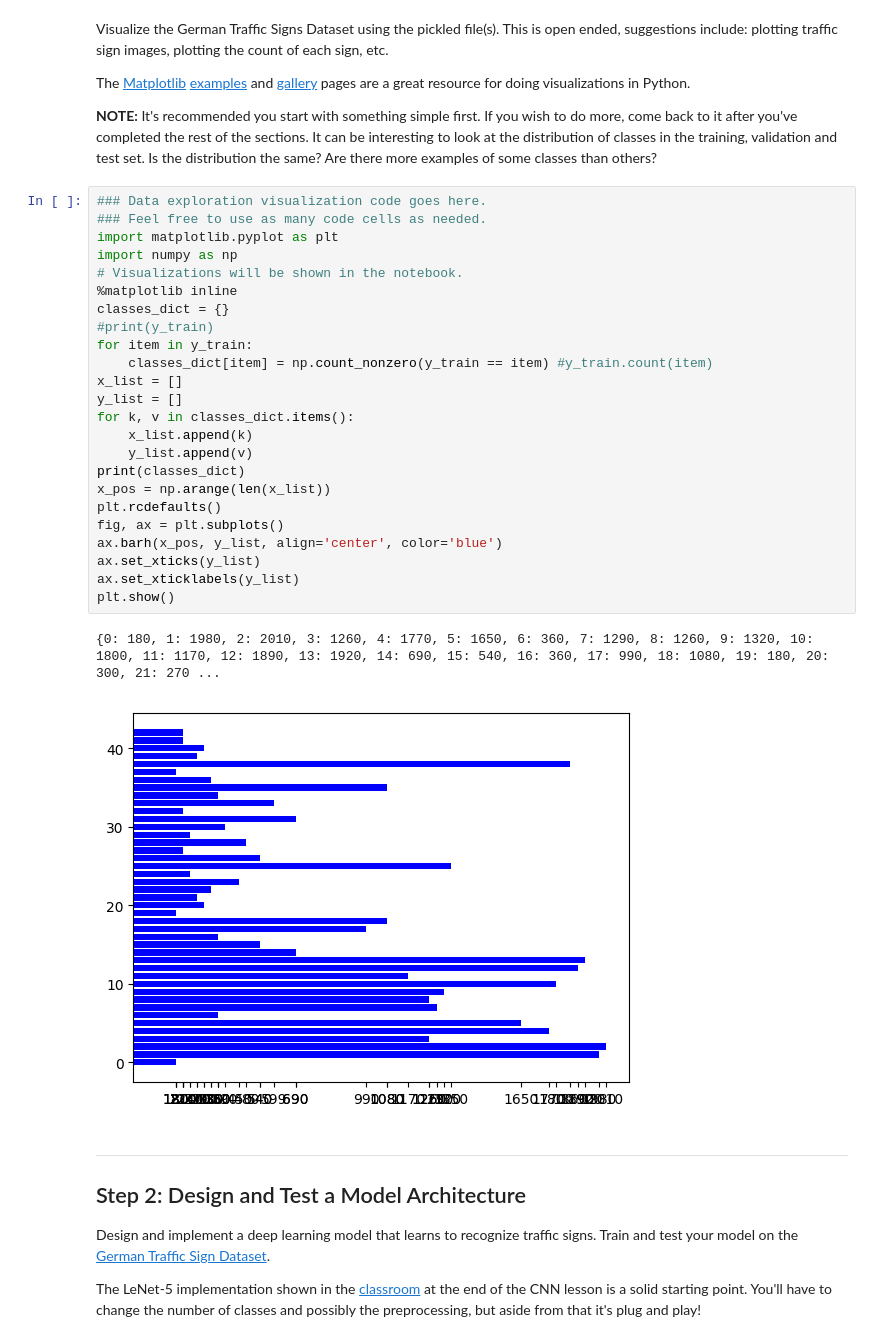
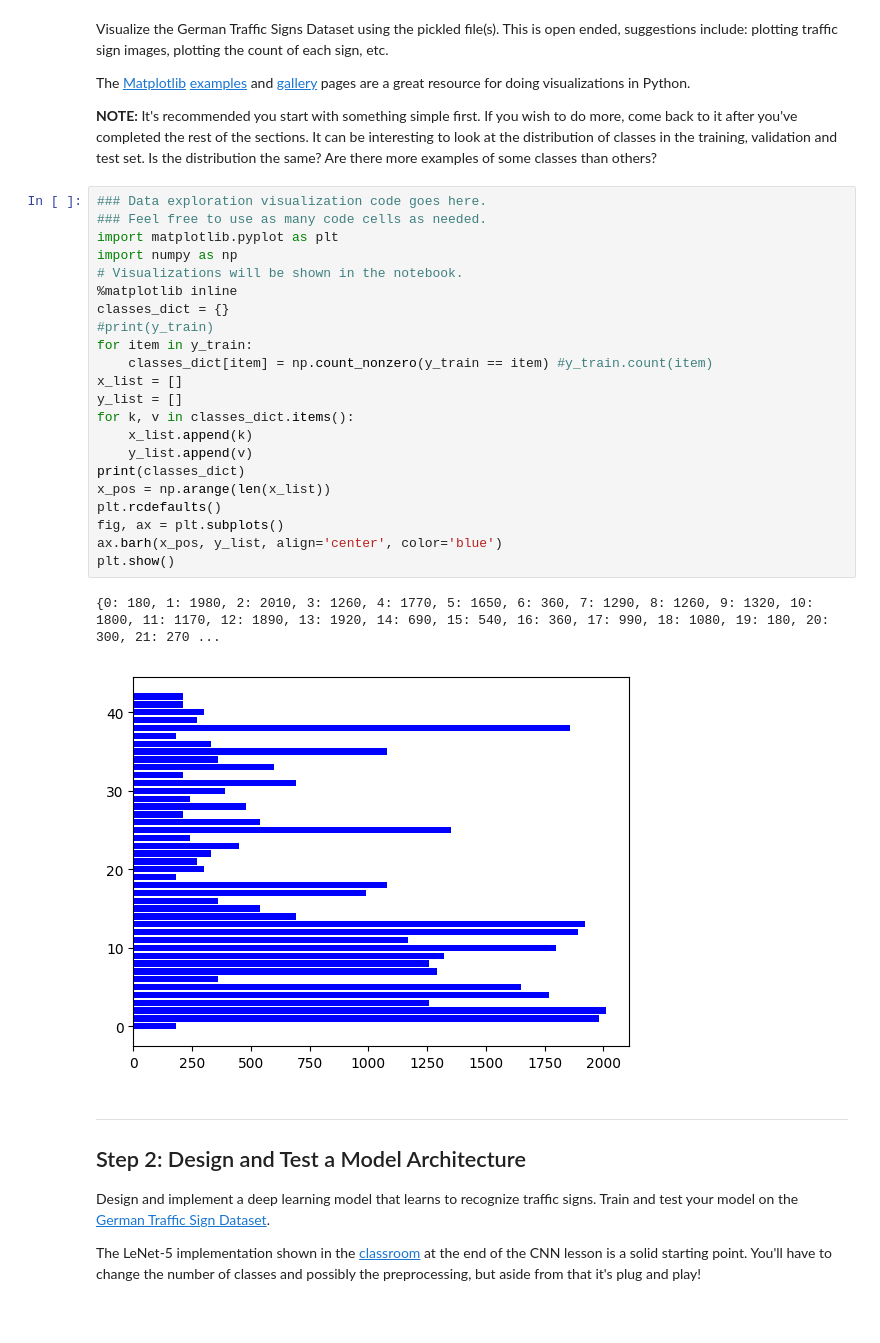
Before and after one commit to SirRujak/CarND-Traffic-Sign-Classifier-Project, a Jupyter notebook: Traffic_Sign_Classifier.ipynb, the cells around one changed output. Saved outputs shown, nothing was run; the diff lists cells and outputs as text.

```diff
--- a/Traffic_Sign_Classifier.ipynb
+++ b/Traffic_Sign_Classifier.ipynb
@@ -124,30 +124,28 @@ The [Matplotlib](http://matplotlib.org/) [examples](http://matplotlib.org/exampl
 # %%
 ### Data exploration visualization code goes here.
 ### Feel free to use as many code cells as needed.
 import matplotlib.pyplot as plt
 import numpy as np
 # Visualizations will be shown in the notebook.
 %matplotlib inline
 classes_dict = {}
 #print(y_train)
 for item in y_train:
     classes_dict[item] = np.count_nonzero(y_train == item) #y_train.count(item)
 x_list = []
 y_list = []
 for k, v in classes_dict.items():
     x_list.append(k)
     y_list.append(v)
 print(classes_dict)
 x_pos = np.arange(len(x_list))
 plt.rcdefaults()
 fig, ax = plt.subplots()
 ax.barh(x_pos, y_list, align='center', color='blue')
-ax.set_xticks(y_list)
-ax.set_xticklabels(y_list)
 plt.show()
 # %% [output]
 {0: 180, 1: 1980, 2: 2010, 3: 1260, 4: 1770, 5: 1650, 6: 360, 7: 1290, 8: 1260, 9: 1320, 10: 1800, 11: 1170, 12: 1890, 13: 1920, 14: 690, 15: 540, 16: 360, 17: 990, 18: 1080, 19: 180, 20: 300, 21: 270 ...
-[figure, old version]
+[figure, new version]
 # %% [markdown]
 ----
 
```
Also changed, not shown: parts of 6 cells of this notebook, 4 other files.
